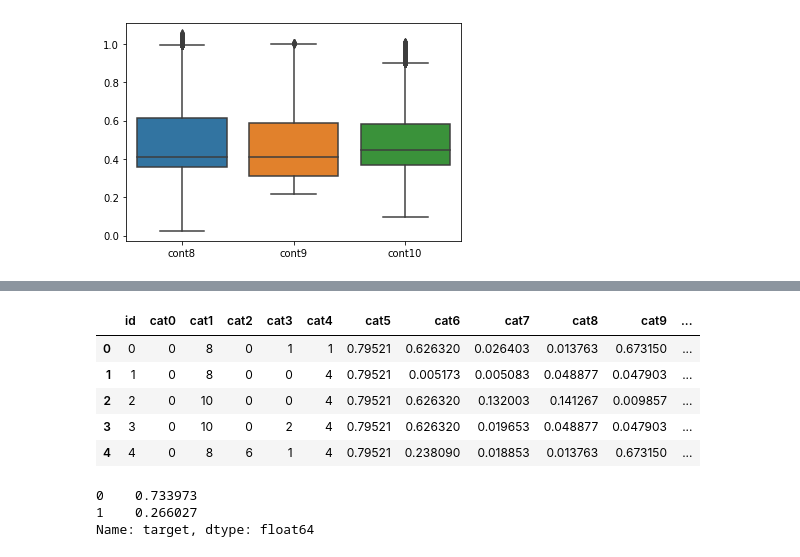
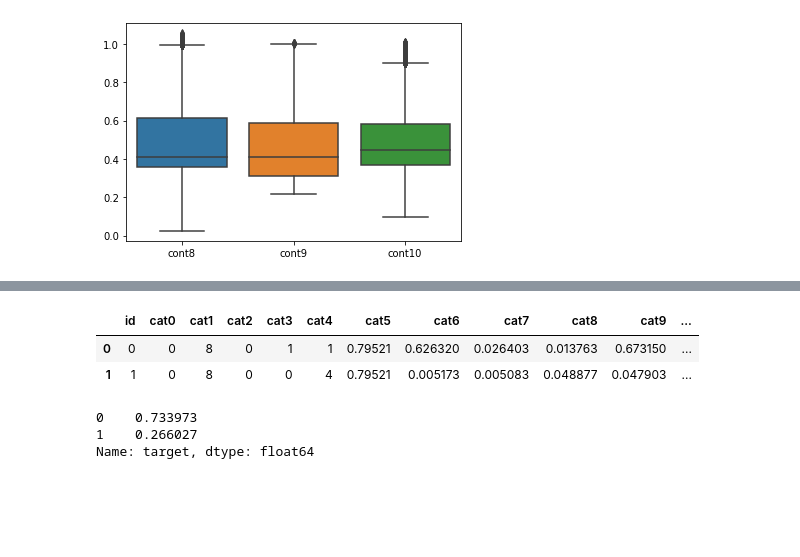
Before and after one commit to DaoodS/Machine_Learning_Projects, a Jupyter notebook: Project_11/Implementation/data_processing.ipynb, the cells around one changed output, grey strips where cells are left out. Saved outputs shown, nothing was run; the diff lists cells and outputs as text; code cells hidden in the pictures; blank space fills up the shorter version.

```diff
--- a/Project_11/Implementation/data_processing.ipynb
+++ b/Project_11/Implementation/data_processing.ipynb
@@ -290,12 +249,9 @@ for i in freq_encoding_var:
     enc = (train.groupby(i).size())/len(train)
     train[i] = train[i].apply(lambda x : enc[x])
 # %%
-train.head()
+train.head(2)
 # %% [output]
 |  | id | cat0 | cat1 | cat2 | cat3 | cat4 | cat5 | cat6 | cat7 | cat8 | cat9 | ... |
 | 0 | 0 | 0 | 8 | 0 | 1 | 1 | 0.79521 | 0.626320 | 0.026403 | 0.013763 | 0.673150 | ... |
 | 1 | 1 | 0 | 8 | 0 | 0 | 4 | 0.79521 | 0.005173 | 0.005083 | 0.048877 | 0.047903 | ... |
-| 2 | 2 | 0 | 10 | 0 | 0 | 4 | 0.79521 | 0.626320 | 0.132003 | 0.141267 | 0.009857 | ... |
-| 3 | 3 | 0 | 10 | 0 | 2 | 4 | 0.79521 | 0.626320 | 0.019653 | 0.048877 | 0.047903 | ... |
-| 4 | 4 | 0 | 8 | 6 | 1 | 4 | 0.79521 | 0.238090 | 0.018853 | 0.013763 | 0.673150 | ... |
 # %%
```
Also changed, not shown: parts of 61 cells of this notebook, 2 other files.
